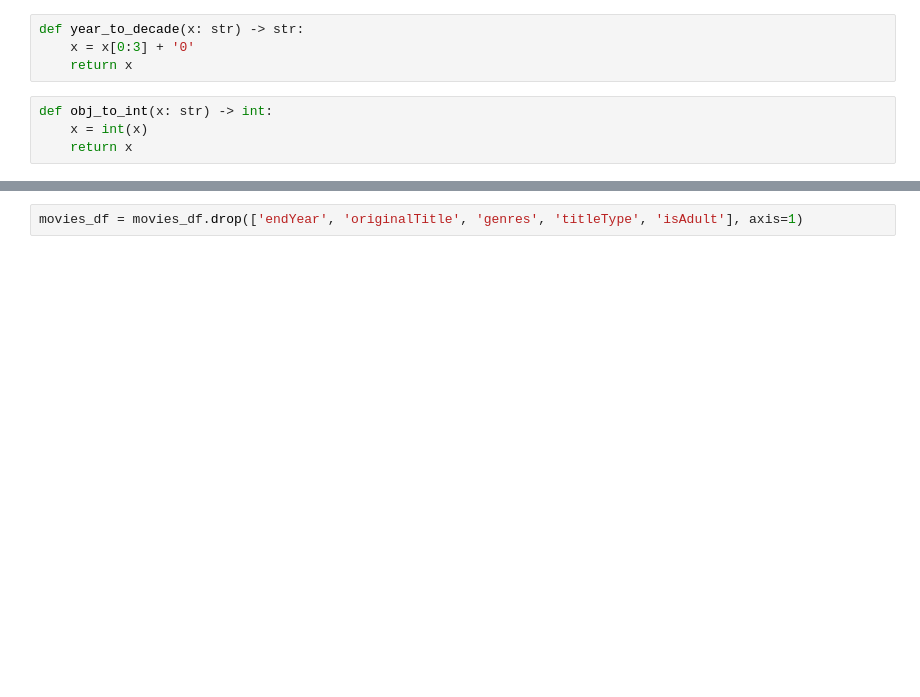
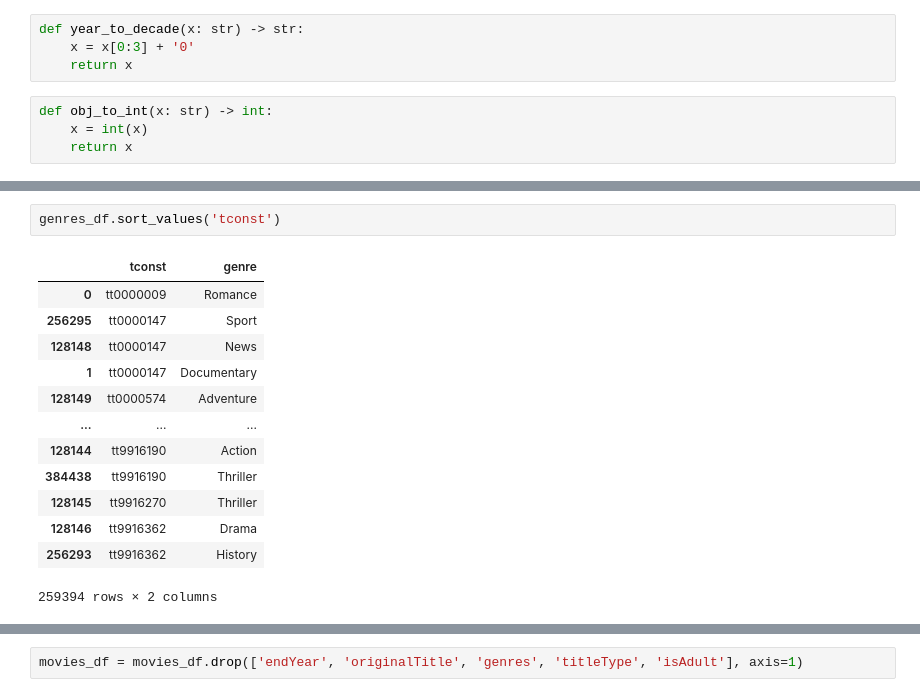
Before and after one commit to emily-dee/IMDB_data_analytics_project, a Jupyter notebook: Insight into Movies for the Hollywood Big Wigs.ipynb, the cells around one changed output, grey strips where cells are left out. Cells and saved outputs as stored; diff of their text form; blank space fills up the shorter version.

```diff
--- a/Insight into Movies for the Hollywood Big Wigs.ipynb
+++ b/Insight into Movies for the Hollywood Big Wigs.ipynb
@@ -142,0 +155,16 @@ dtype: int64
+# %%
+genres_df.sort_values('tconst')
+# %% [output]
+|  | tconst | genre |
+| 0 | tt0000009 | Romance |
+| 256295 | tt0000147 | Sport |
+| 128148 | tt0000147 | News |
+| 1 | tt0000147 | Documentary |
+| 128149 | tt0000574 | Adventure |
+| ... | ... | ... |
+| 128144 | tt9916190 | Action |
+| 384438 | tt9916190 | Thriller |
+| 128145 | tt9916270 | Thriller |
+| 128146 | tt9916362 | Drama |
+| 256293 | tt9916362 | History |
+259394 rows × 2 columns
```
Also changed, not shown: parts of 23 cells of this notebook.
